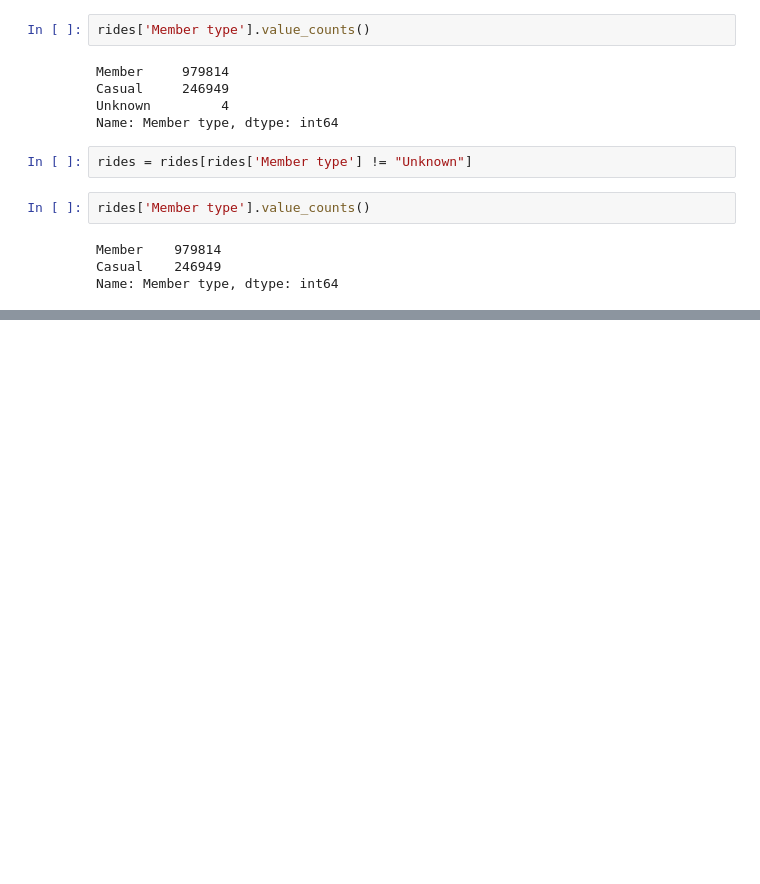
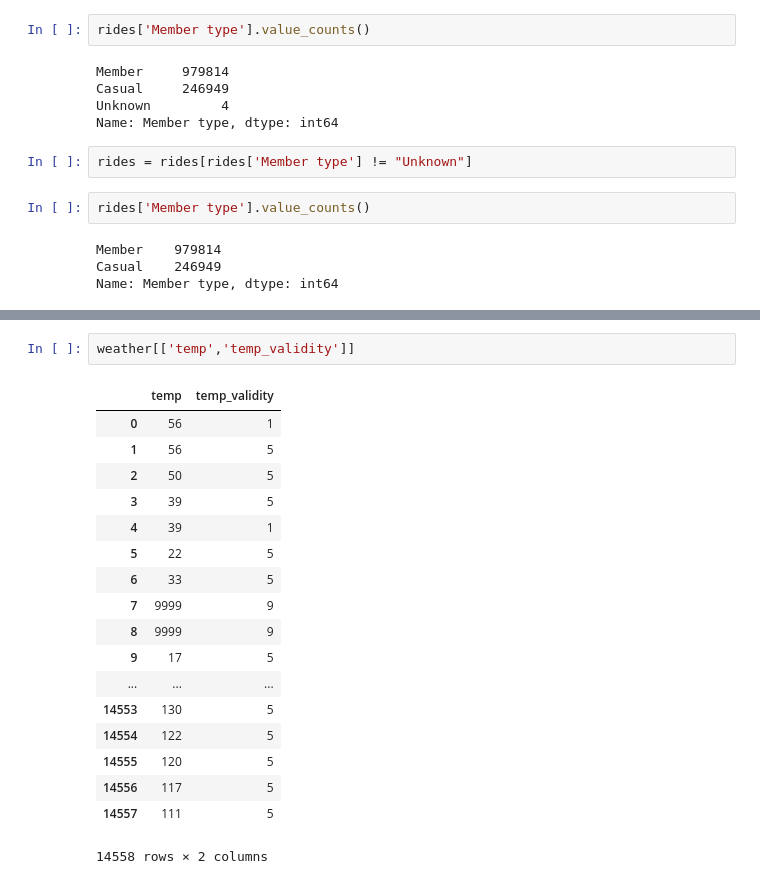
Before and after one commit to Calvin-Data-Science/data202, a Jupyter notebook: src/hw5/replicate_bikeshare_data.ipynb, the cells around one changed output, grey strips where cells are left out. Drawn from its saved outputs; the diff is of its cells as text; blank space fills up the shorter version.

```diff
--- a/src/hw5/replicate_bikeshare_data.ipynb
+++ b/src/hw5/replicate_bikeshare_data.ipynb
@@ -76,0 +188,21 @@ grouped.unstack(-1)
+# %%
+weather[['temp','temp_validity']]
+# %% [output]
+|  | temp | temp_validity |
+| 0 | 56 | 1 |
+| 1 | 56 | 5 |
+| 2 | 50 | 5 |
+| 3 | 39 | 5 |
+| 4 | 39 | 1 |
+| 5 | 22 | 5 |
+| 6 | 33 | 5 |
+| 7 | 9999 | 9 |
+| 8 | 9999 | 9 |
+| 9 | 17 | 5 |
+| ... | ... | ... |
+| 14553 | 130 | 5 |
+| 14554 | 122 | 5 |
+| 14555 | 120 | 5 |
+| 14556 | 117 | 5 |
+| 14557 | 111 | 5 |
+14558 rows × 2 columns
```
Also changed, not shown: parts of 25 cells of this notebook.
